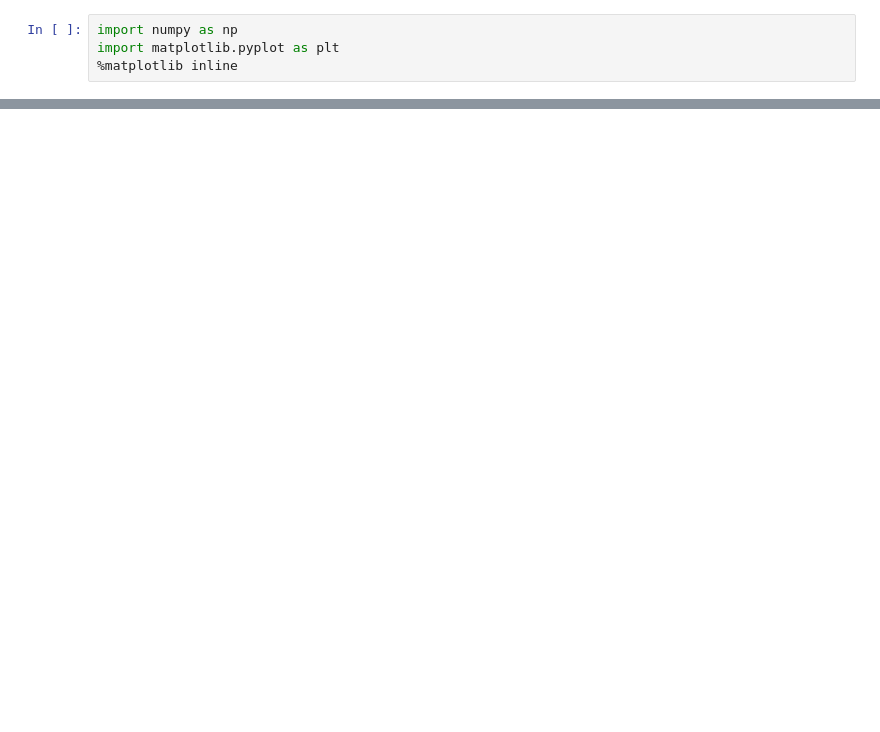
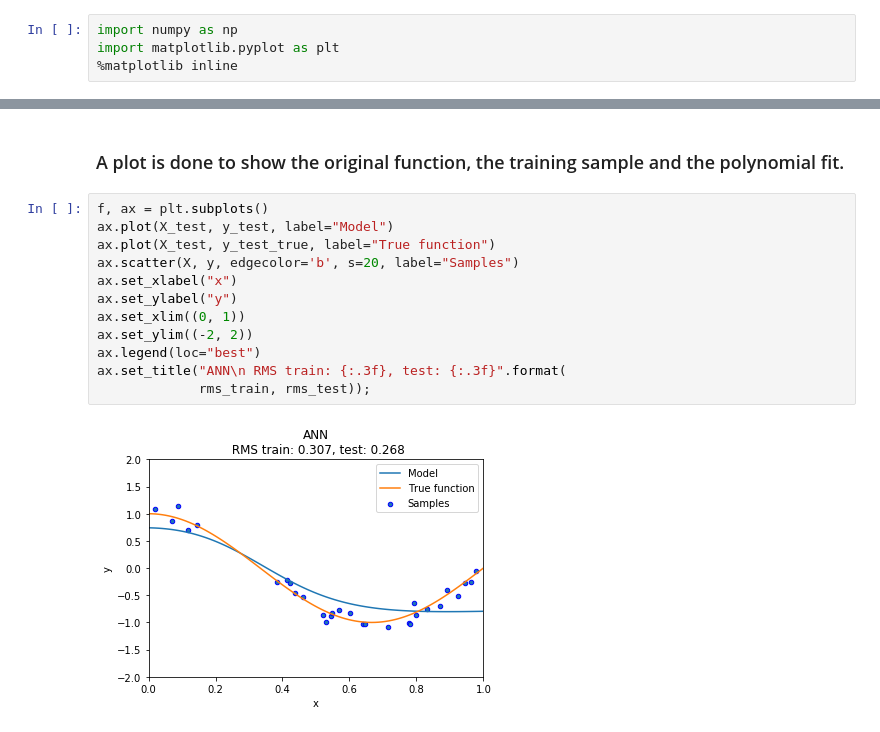
Before and after one commit to Morisset/AI4neb, a Jupyter notebook: docs/ComparePolynom.ipynb, the cells around one changed output, grey strips where cells are left out. Cells and saved outputs as stored; diff of their text form; blank space fills up the shorter version.

```diff
--- a/docs/ComparePolynom.ipynb
+++ b/docs/ComparePolynom.ipynb
@@ -42,0 +113,16 @@ y_test_true = true_fun(X_test)
+# %% [markdown]
+### A plot is done to show the original function, the training sample and the polynomial fit.
+# %%
+f, ax = plt.subplots()
+ax.plot(X_test, y_test, label="Model")
+ax.plot(X_test, y_test_true, label="True function")
+ax.scatter(X, y, edgecolor='b', s=20, label="Samples")
+ax.set_xlabel("x")
+ax.set_ylabel("y")
+ax.set_xlim((0, 1))
+ax.set_ylim((-2, 2))
+ax.legend(loc="best")
+ax.set_title("ANN\n RMS train: {:.3f}, test: {:.3f}".format(
+             rms_train, rms_test));
+# %% [output]
+[figure, added]
```
Also changed, not shown: parts of 23 cells of this notebook, 1 other file.
